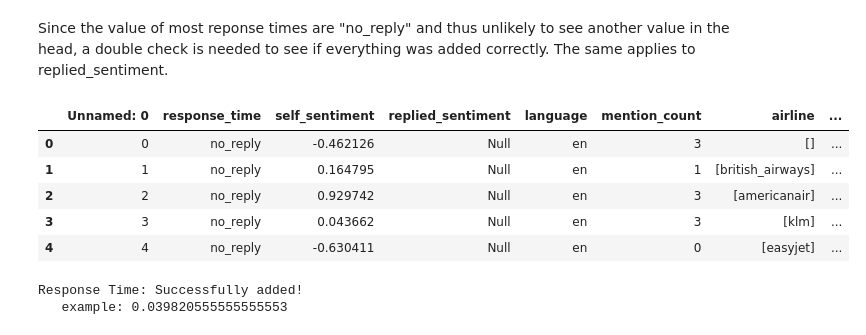
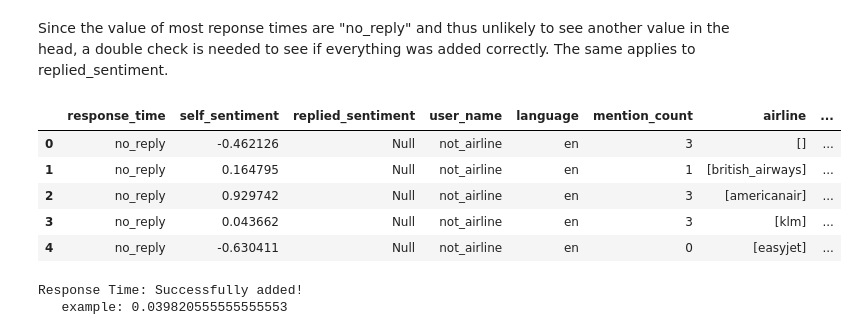
Before and after one commit to danamira/DBL-Data-Challenge, a Jupyter notebook: response_time_stats.ipynb, the cells around one changed output. Cells and saved outputs as stored; diff of their text form; code cells hidden in the pictures.

Commit message:
dataframe in response_time_stats good but user_name

```diff
--- a/response_time_stats.ipynb
+++ b/response_time_stats.ipynb
@@ -40,8 +40,8 @@ All the relevant data is fetched from the table. A list is used to keep track of
 # %%
 # query relevant data and fetch it
 cursor = connection.cursor()
-query_columns = ['id', 'text', 'in_reply_to_status_id', 'timestamp_ms', 'language', 'mentions', 'user_id', 'airlines', 'sentiment']
-query="SELECT id, text, in_reply_to_status_id, timestamp_ms, user_id, language, mentions, user_id, airlines, sentiment FROM tweets LIMIT 50000"
+query_columns = ['id', 'text', 'in_reply_to_status_id', 'timestamp_ms', 'user_id', 'language', 'mentions', 'airlines', 'sentiment']
+query="SELECT id, text, in_reply_to_status_id, timestamp_ms, user_id, language, mentions, airlines, sentiment FROM tweets LIMIT 1000"
 cursor.execute(query)
 tweets = cursor.fetchall()
 # %% [markdown]
@@ -53,7 +53,7 @@ A Pandas dataframe is created from this data, with the relevant columns for the
 """
 
 # Creating the dataframe
-df_columns = ['response_time', 'self_sentiment', 'replied_sentiment', 'user_id', 'language', 'mention_count', 'airline', 'tweet_length']
+df_columns = ['response_time', 'self_sentiment', 'replied_sentiment', 'user_name', 'language', 'mention_count', 'airline', 'tweet_length']
 df_data = pd.DataFrame(columns=df_columns)
 
 # Replace iteration with to dataframe.
@@ -61,7 +61,7 @@ counter = 0
 
 # Read data from tweets with desired limit
 for tuple in tweets:
-    dict = {'response_time': 'Null', 'self_sentiment': 'Null', 'replied_sentiment': 'Null', 'user': 'Null', 'language': 'Null', 'mention_count': 'Null', 'airline': 'Null', 'tweet_length': 'Null'}
+    dict = {'response_time': 'Null', 'self_sentiment': 'Null', 'replied_sentiment': 'Null', 'user_name': 'Null', 'language': 'Null', 'mention_count': 'Null', 'airline': 'Null', 'tweet_length': 'Null'}
 
     # Response time -> int, unit: ms
     try:
@@ -83,7 +83,7 @@ for tuple in tweets:
 
     # Sentiment of parent tweet -> float, in range(-1, 1)
     try:
-        dict['user'] = user_id_to_user(tuple[query_columns.index('in_reply_to_status_id')])
+        dict['user_name'] = user_id_to_user(int(tuple[query_columns.index('in_reply_to_status_id')]))
     except Exception:
         pass
 
@@ -165,17 +164,18 @@ df_data.to_csv('response_time_top_5hundredthousands.csv')
 # %% [markdown]
 Since the value of most reponse times are "no_reply" and thus unlikely to see another value in the head, a double check is needed to see if everything was added correctly. The same applies to replied_sentiment.
 # %%
-df_csv = pd.read_csv('data-csv/response_time_top_5hundredthousands.csv')
+#df_csv = pd.read_csv('data-csv/response_time_top_5hundredthousands.csv')
+#df_csv.head()
+
+df_csv = df_data
 df_csv.head()
-
-#df_csv = df_data
 # %% [output]
-|  | Unnamed: 0 | response_time | self_sentiment | replied_sentiment | language | mention_count | airline | ... |
-| 0 | 0 | no_reply | -0.462126 | Null | en | 3 | [] | ... |
-| 1 | 1 | no_reply | 0.164795 | Null | en | 1 | [british_airways] | ... |
-| 2 | 2 | no_reply | 0.929742 | Null | en | 3 | [americanair] | ... |
-| 3 | 3 | no_reply | 0.043662 | Null | en | 3 | [klm] | ... |
-| 4 | 4 | no_reply | -0.630411 | Null | en | 0 | [easyjet] | ... |
+|  | response_time | self_sentiment | replied_sentiment | user_name | language | mention_count | airline | ... |
+| 0 | no_reply | -0.462126 | Null | not_airline | en | 3 | [] | ... |
+| 1 | no_reply | 0.164795 | Null | not_airline | en | 1 | [british_airways] | ... |
+| 2 | no_reply | 0.929742 | Null | not_airline | en | 3 | [americanair] | ... |
+| 3 | no_reply | 0.043662 | Null | not_airline | en | 3 | [klm] | ... |
+| 4 | no_reply | -0.630411 | Null | not_airline | en | 0 | [easyjet] | ... |
 # %%
 # Check if the response time was added successfully
 for i in range(0, len(df_csv.index)):
```
Also changed, not shown: parts of 4 cells of this notebook.
